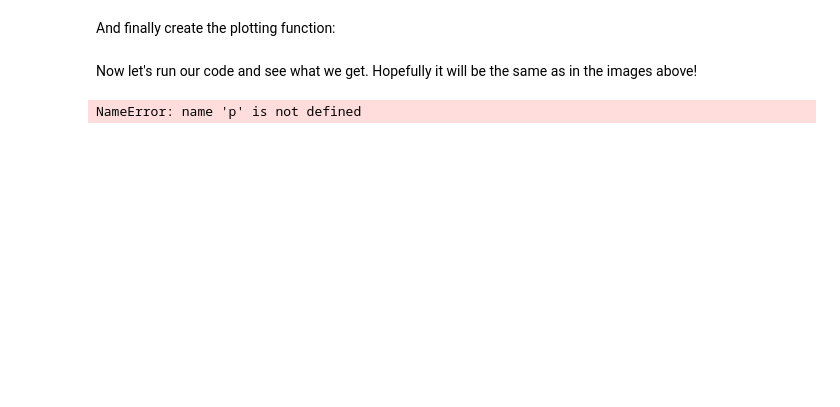
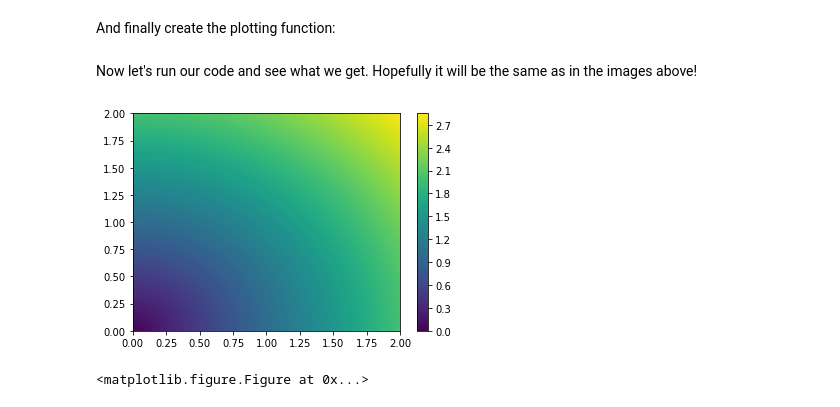
Before and after one commit to zhangwise/devito, a Jupyter notebook: examples/topology_optimization/topology_optimization.ipynb, the cells around one changed output. Drawn from its saved outputs; the diff is of its cells as text; code cells hidden in the pictures; blank space fills up the shorter version.

Commit message:
Made contour graph with a dummy for visualization sake.

```diff
--- a/examples/topology_optimization/topology_optimization.ipynb
+++ b/examples/topology_optimization/topology_optimization.ipynb
@@ -103,23 +103,23 @@ CustomCompiler: compiled /var/folders/b0/z7vc8ltj0131yqczz72tf_wm0000gp/T/devito
 =========================================================================================
 # %% [markdown]
 And finally create the plotting function:
-# %%
-# TODO: How to represent this graph
-
-from matplotlib import pyplot
-
-def plot_contour(X, Y, temp):
-    fig = pyplot.figure(figsize=(11,7), dpi=100)
-    # plotting the pressure field as a contour
-    pyplot.contourf(Y, X, p, alpha=0.5, cmap=cm.viridis)
-    pyplot.colorbar()
-    # plotting the pressure field outlines
-    pyplot.contour(Y, X, t, cmap=cm.viridis)
-    pyplot.xlabel('X')
-    pyplot.ylabel('Y')
+# %%
+# TODO: How to represent this graph
+
+import matplotlib.pyplot as plt
+
+def plot_contour(xv, yv, temp):
+    T = np.hypot(X, Y) # This is a dummy and must be replaced
+
+    plt.contourf(xv, yv, T, 100)
+    plt.colorbar()
+
+    fig = plt.figure(figsize=(6,4))
+    plt.show()
 # %% [markdown]
 Now let's run our code and see what we get. Hopefully it will be the same as in the images above!
-# %%
-plot_contour(X, Y, t)
-# %% [output]
-NameError: name 'p' is not defined
+# %%
+plot_contour(xv, yv, temp)
+# %% [output]
+[figure, added]
+<matplotlib.figure.Figure at 0x...>
```
Also changed, not shown: parts of 1 cell of this notebook.
